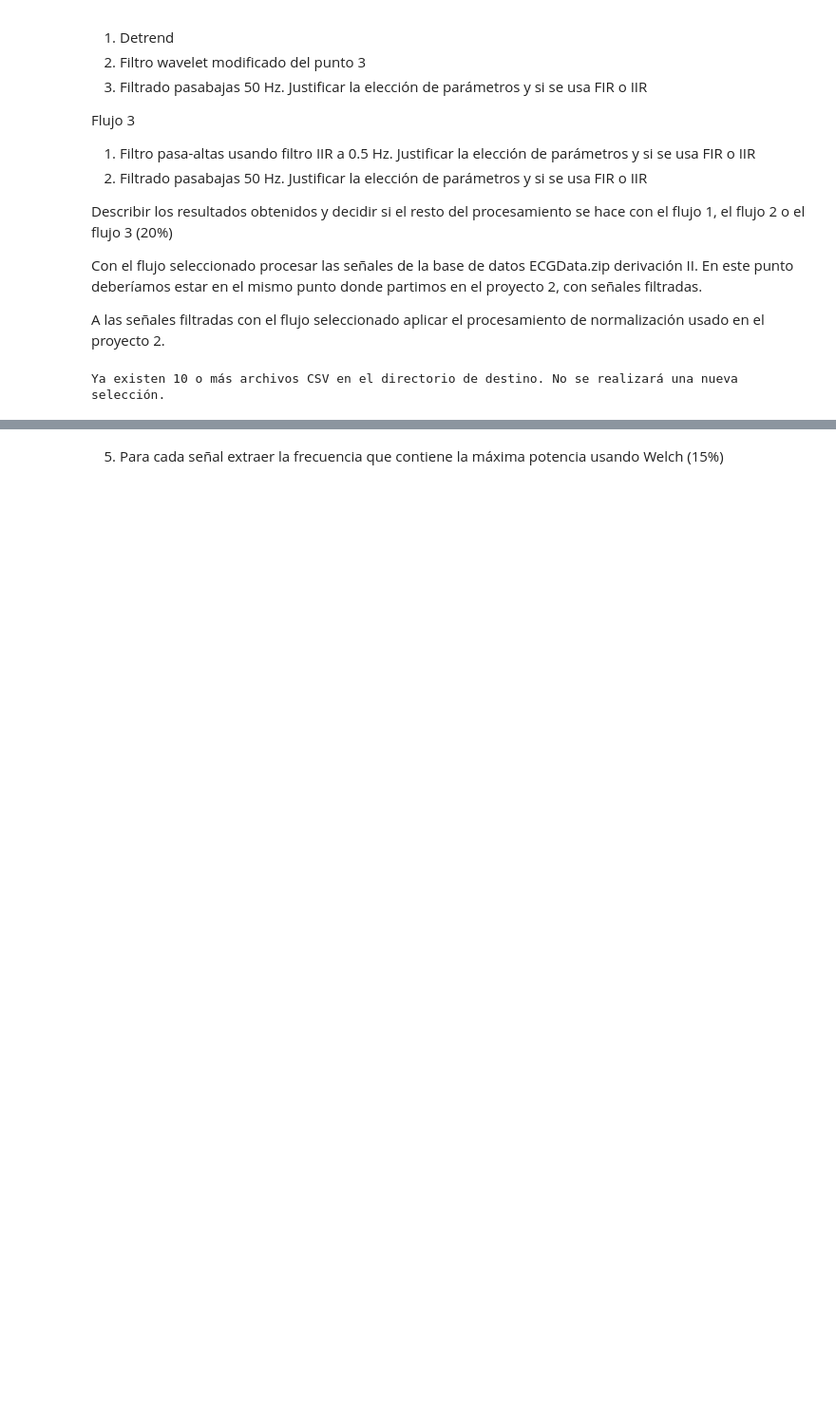
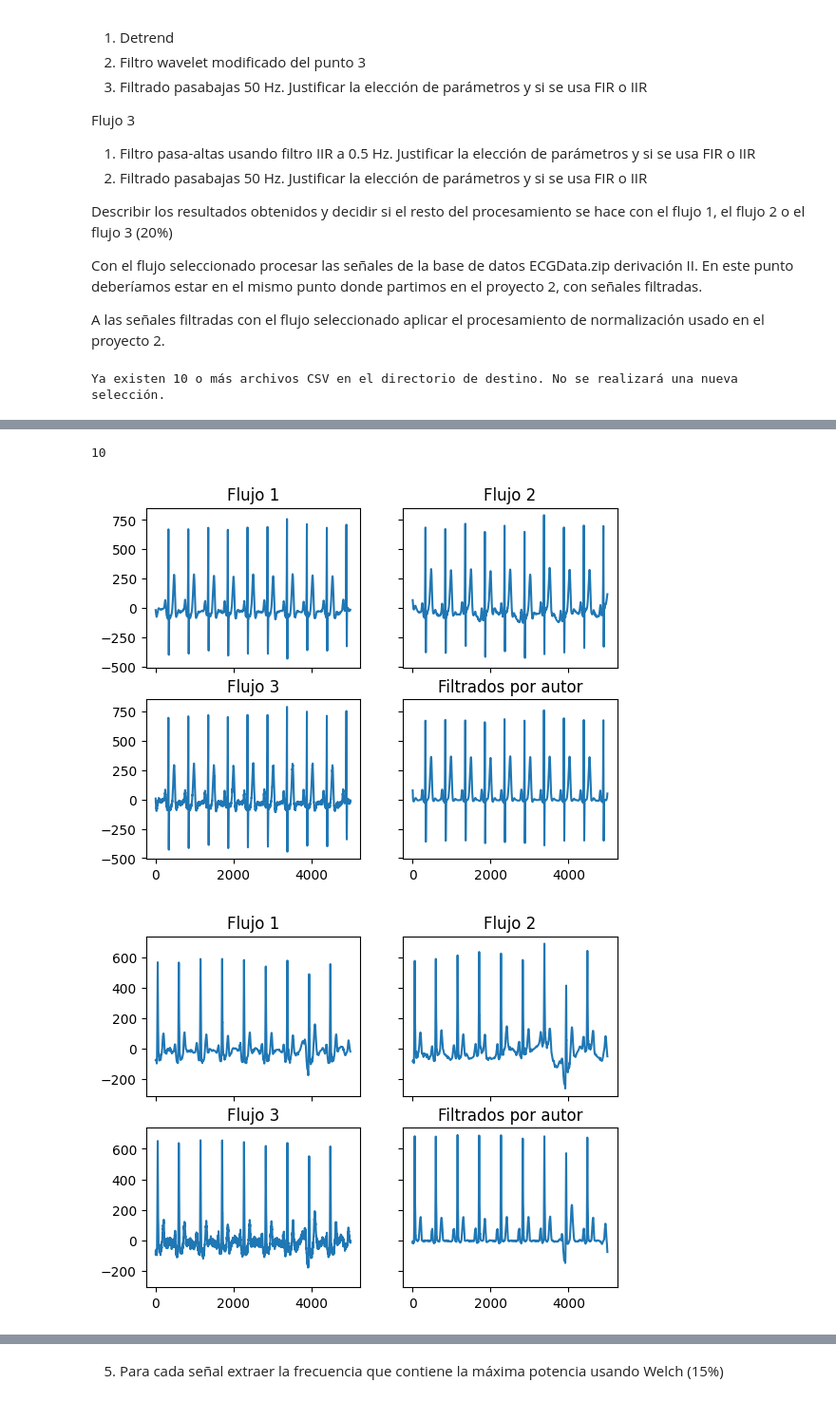
Before and after one commit to AndresBanquezBio/Biosenales, a Jupyter notebook: Proyectos/Proyecto_3/Proyecto3_AndresBanquez_MelinaVillada.ipynb, the cells around one changed output, grey strips where cells are left out. Shown at 95% size. Cells and saved outputs as stored; diff of their text form; code cells hidden in the pictures; blank space fills up the shorter version.

```diff
--- a/Proyectos/Proyecto_3/Proyecto3_AndresBanquez_MelinaVillada.ipynb
+++ b/Proyectos/Proyecto_3/Proyecto3_AndresBanquez_MelinaVillada.ipynb
@@ -86,8 +86,8 @@ diagnostics_df = pd.read_excel(diagnostics_path)
 sbyafib_df=diagnostics_df[diagnostics_df['Rhythm'].isin(['AFIB', 'SB'])]
 needed_files = sbyafib_df['FileName'].tolist()
 # %%
-data_folder = r"D:\Descargas\ECGData\ECGData"
-destination_folder = r"D:\Descargas\ECGData\Derivacion_II_Filtrados"
+data_folder = r"C:\Users\andre\OneDrive\Desktop\ECGData"
+destination_folder = r"C:\Users\andre\OneDrive\Desktop\ECGFiltered"
 os.makedirs(destination_folder, exist_ok=True)
 
 for file_name in needed_files:
@@ -231,7 +231,7 @@ Con el flujo seleccionado procesar las señales de la base de datos ECGData.zip
 
 A las señales filtradas con el flujo seleccionado aplicar el procesamiento de normalización usado en el proyecto 2.
 # %%
-directory = r'D:\Descargas\ECGData\Derivacion_II_Filtrados'
+directory = r"C:\Users\andre\OneDrive\Desktop\ECGFiltered"
 
 output_directory = r'Derivacion_II_Filtrados'
 os.makedirs(output_directory, exist_ok=True)
@@ -293,7 +293,8 @@ def flujo_3(data, fs):
 # %%
 fs = 250
 
+archivos = [pd.read_csv(os.path.join('Derivacion_II_Filtrados',file)) for file in os.listdir('Derivacion_II_Filtrados')]
 # Aplicar cada flujo
-resultados_flujo_1 = [flujo_1(senal, fs) for senal in directory]
-resultados_flujo_2 = [flujo_2(senal, fs) for senal in directory]
-resultados_flujo_3 = [flujo_3(senal, fs) for senal in directory]
+resultados_flujo_1 = [flujo_1(senal.II, fs) for senal in archivos]
+resultados_flujo_2 = [flujo_2(senal.II, fs) for senal in archivos]
+resultados_flujo_3 = [flujo_3(senal.II, fs) for senal in archivos]
@@ -301,0 +314,20 @@ IndexError: tuple index out of range
+# %%
+ruta = r'C:\Users\andre\Downloads\ECGDataDenoised\ECGDataDenoised'
+archivos_prefiltrados = [pd.read_csv(os.path.join(ruta, file), names=['I', 'II', 'III', 'aVR', 'aVL', 'aVF', 'V1', 'V2', 'V3', 'V4', 'V5', 'V6']).II for file in os.listdir(ruta) if file.split('.')[0] in [i.split('_derivacion_II')[0] for i in os.listdir('Derivacion_II_Filtrados')]]
+len(archivos_prefiltrados)
+# %% [output]
+10
+# %%
+for i in range(10):
+    fig, ax = plt.subplots(2,2, sharey = True, sharex = True)
+    ax[0,0].plot(resultados_flujo_1[i])
+    ax[0,0].set_title('Flujo 1')
+    ax[0,1].plot(resultados_flujo_2[i])
+    ax[0,1].set_title('Flujo 2')
+    ax[1,0].plot(resultados_flujo_3[i])
+    ax[1,0].set_title('Flujo 3')
+    ax[1,1].plot(archivos_prefiltrados[i])
+    ax[1,1].set_title('Filtrados por autor')
+# %% [output]
+[figure, added]
+[figure, added]
```
Also changed, not shown: parts of 22 cells of this notebook, 1 other file.
